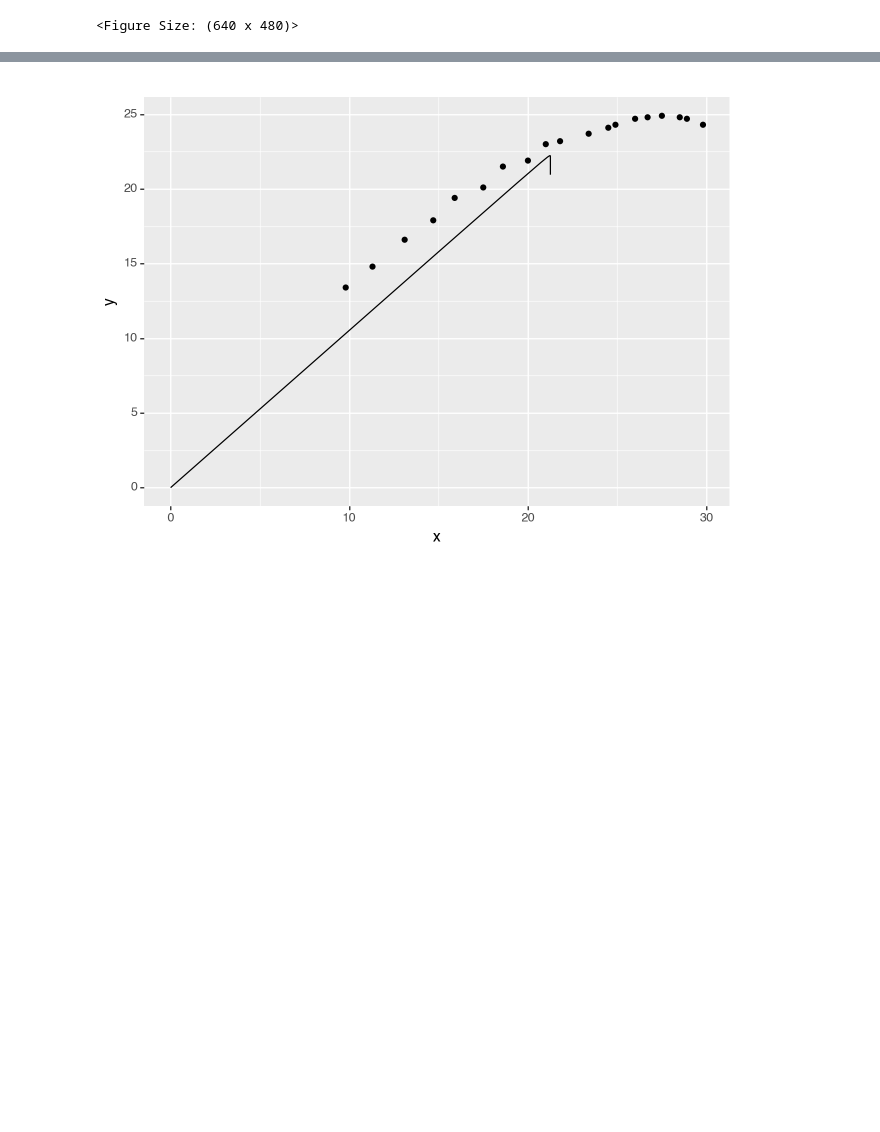
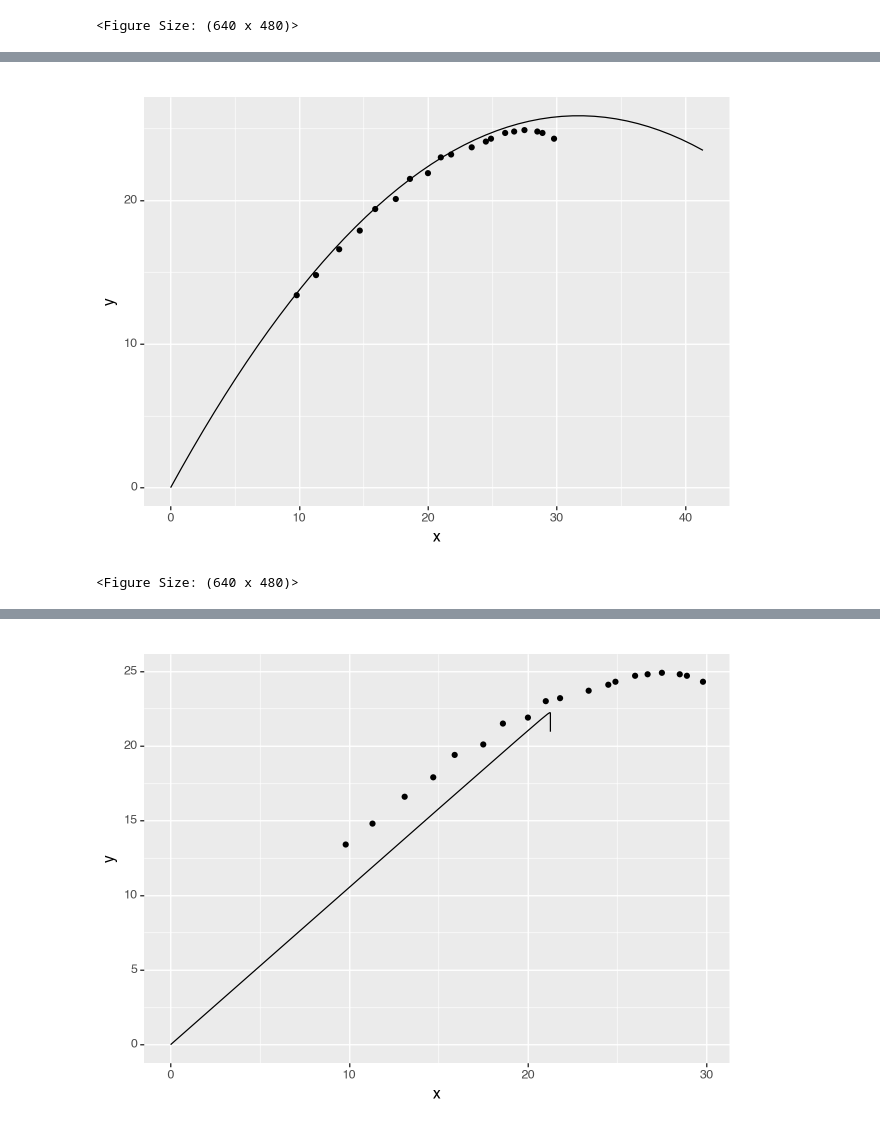
Before and after one commit to zdelrosario/pdo-notes, a Jupyter notebook: 2026/day06.ipynb, the cells around one changed output, grey strips where cells are left out. Cells and saved outputs as stored; diff of their text form; code cells hidden in the pictures; blank space fills up the shorter version.

Commit message:
fit drag free model

```diff
--- a/2026/day06.ipynb
+++ b/2026/day06.ipynb
@@ -293,3 +293,18 @@ from grama.models import make_trajectory_linear
 # %% [output]
 [figure]
 <Figure Size: (640 x 480)>
+# %%
+md_nodrag = (
+    gr.Model("Drag-free projectile motion")
+    >> gr.cp_function(
+        fun=lambda t, u0, v0: [u0*t, v0*t - 0.5*9.8*t**2],
+        var=["t", "u0", "v0"],
+        out=["x", "y"]
+    )
+    >> gr.cp_bounds(
+        t=(0, 60),
+        u0=(0.1, np.Inf),
+        v0=(0.1, np.Inf),
+    )
+)
+md_nodrag
@@ -295,0 +327,8 @@ from grama.models import make_trajectory_linear
+# %%
+md_nodrag_fitted = (
+    df_trajectory_windowed
+    >> gr.ft_nls(
+        md=md_nodrag,
+        n_restart=6,
+    )
+)
@@ -296 +356,12 @@ from grama.models import make_trajectory_linear
+# %%
+(
+    md_nodrag_fitted
+    >> gr.ev_df(df=gr.df_make(t=gr.linspace(0, 3, 50)))
+    >> gr.ggplot(gr.aes("x", "y"))
+    + gr.geom_line()
+    + gr.geom_point(data=df_trajectory_windowed)
+)
+# %% [output]
+[figure, added]
+<Figure Size: (640 x 480)>
 # %%
```
Also changed, not shown: parts of 8 cells of this notebook.
